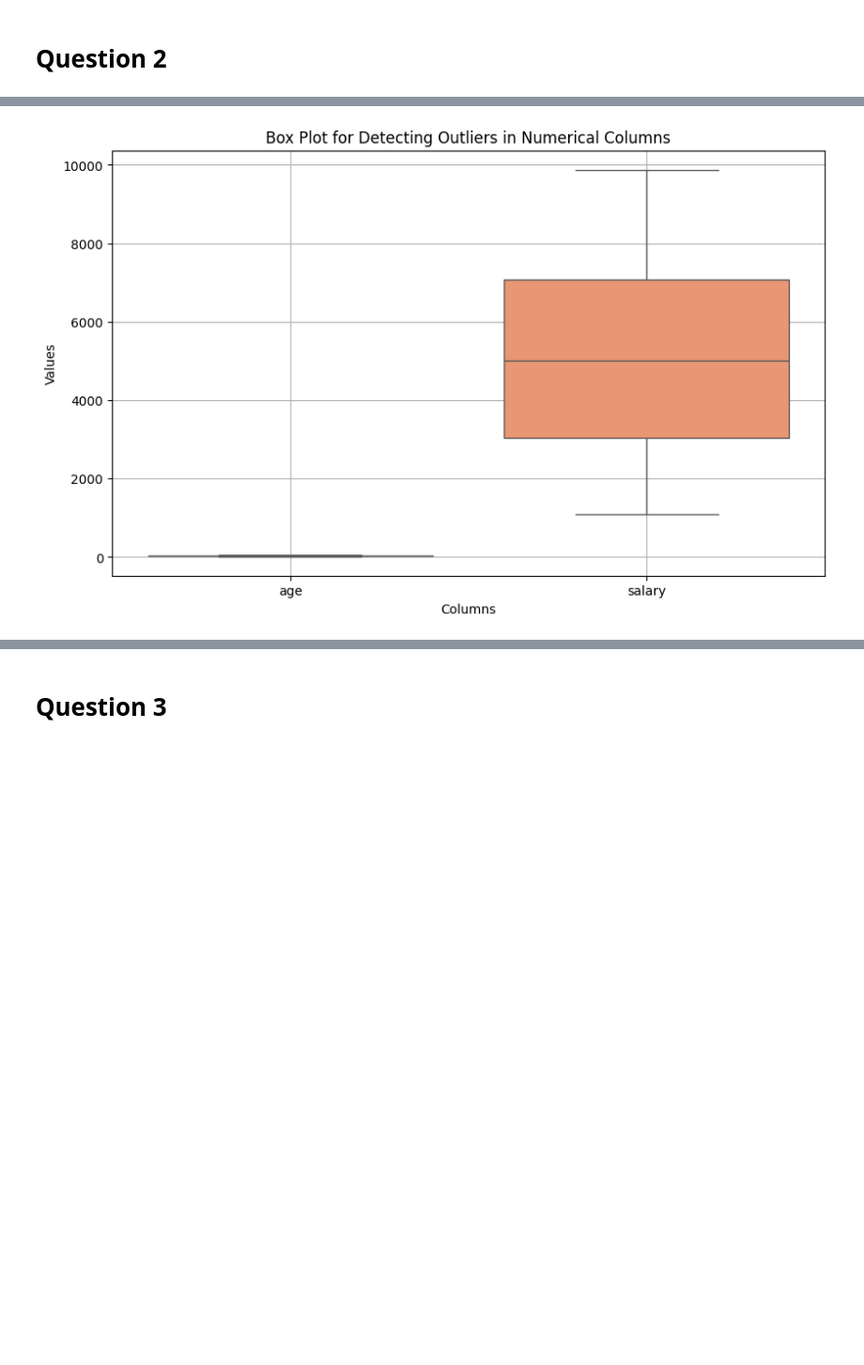
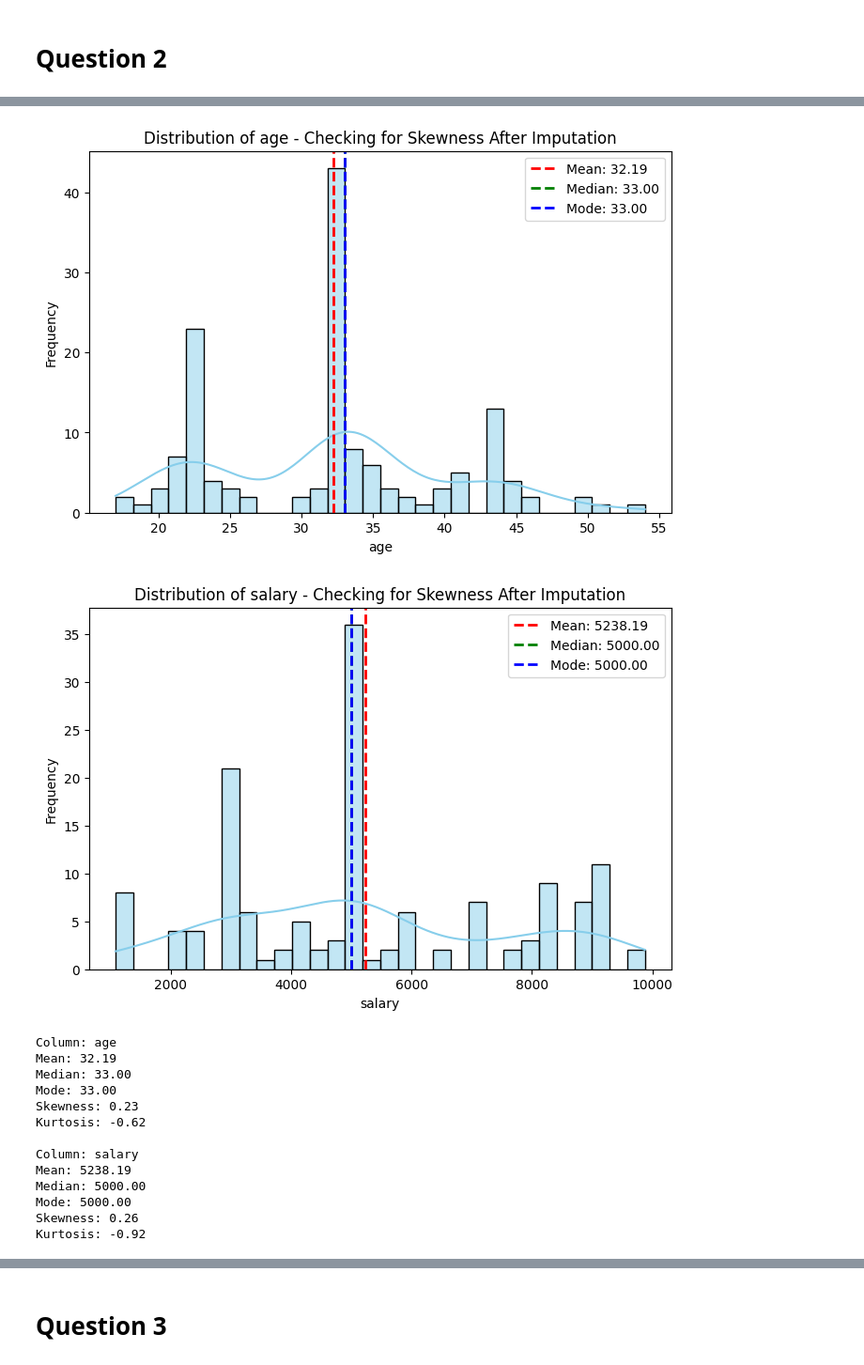
Before and after one commit to Jacob-Thomas-I21/ML-ASSIGNMENTS, a Jupyter notebook: EDA_and_Preprocessing.ipynb, the cells around one changed output, grey strips where cells are left out. Shown: that part at 94% size. Drawn from its saved outputs; the diff is of its cells as text; code cells hidden in the pictures; blank space fills up the shorter version.

```diff
--- a/EDA_and_Preprocessing.ipynb
+++ b/EDA_and_Preprocessing.ipynb
@@ -128,26 +130,55 @@ df['age'] = df['age'].replace(0, np.nan)
 # %%
-df = df.assign(
-    age=df['age'].fillna(df['age'].mean()),  # Use Mean for Age
-    salary=df['salary'].fillna(df['salary'].median()),  # Use Median for Salary (outliers present)
-    company=df['company'].fillna(df['company'].mode()[0]),  # Use Mode for categorical
-    place=df['place'].fillna(df['place'].mode()[0])  # Use Mode for categorical
-)
+df.loc[:, 'salary'] = df['salary'].fillna(df['salary'].median())
+df.loc[:, 'age'] = df['age'].fillna(df['age'].median())
+df.loc[:, 'company'] = df['company'].fillna(df['company'].mode()[0])
+df.loc[:, 'place'] = df['place'].fillna(df['place'].mode()[0])
 # %%
 df.drop_duplicates(inplace=True)
-# %%
-import matplotlib.pyplot as plt
-import seaborn as sns
-
-# Select numerical columns for boxplot visualization
-numerical_columns = ['age', 'salary']
-
-# Create a box plot for all numerical columns
-plt.figure(figsize=(10, 6))
-sns.boxplot(data=df[numerical_columns], palette="Set2")
-plt.title("Box Plot for Detecting Outliers in Numerical Columns")
-plt.xlabel("Columns")
-plt.ylabel("Values")
-plt.grid(True)
-plt.show()
-# %% [output]
-[figure, removed]
+# %%
+def plot_distribution(df, column):
+    plt.figure(figsize=(8,5))
+    sns.histplot(df[column], bins=30, kde=True, color='skyblue', edgecolor='black')
+
+
+    mean_val = df[column].mean()
+    median_val = df[column].median()
+    mode_val = df[column].mode()[0]
+
+    plt.axvline(mean_val, color='red', linestyle='dashed', linewidth=2, label=f"Mean: {mean_val:.2f}")
+    plt.axvline(median_val, color='green', linestyle='dashed', linewidth=2, label=f"Median: {median_val:.2f}")
+    plt.axvline(mode_val, color='blue', linestyle='dashed', linewidth=2, label=f"Mode: {mode_val:.2f}")
+
+    plt.title(f"Distribution of {column} - Checking for Skewness After Imputation")
+    plt.xlabel(column)
+    plt.ylabel("Frequency")
+    plt.legend()
+    plt.show()
+
+
+plot_distribution(df, "age")
+
+plot_distribution(df, "salary")
+
+for col in num_cols:
+    print(f"\nColumn: {col}")
+    print(f"Mean: {df[col].mean():.2f}")
+    print(f"Median: {df[col].median():.2f}")
+    print(f"Mode: {df[col].mode()[0]:.2f}")
+    print(f"Skewness: {skew(df[col]):.2f}")
+    print(f"Kurtosis: {kurtosis(df[col]):.2f}")
+# %% [output]
+[figure, added]
+[figure, added]
+Column: age
+Mean: 32.19
+Median: 33.00
+Mode: 33.00
+Skewness: 0.23
+Kurtosis: -0.62
+
+Column: salary
+Mean: 5238.19
+Median: 5000.00
+Mode: 5000.00
+Skewness: 0.26
+Kurtosis: -0.92
```
Also changed, not shown: parts of 11 cells of this notebook.
